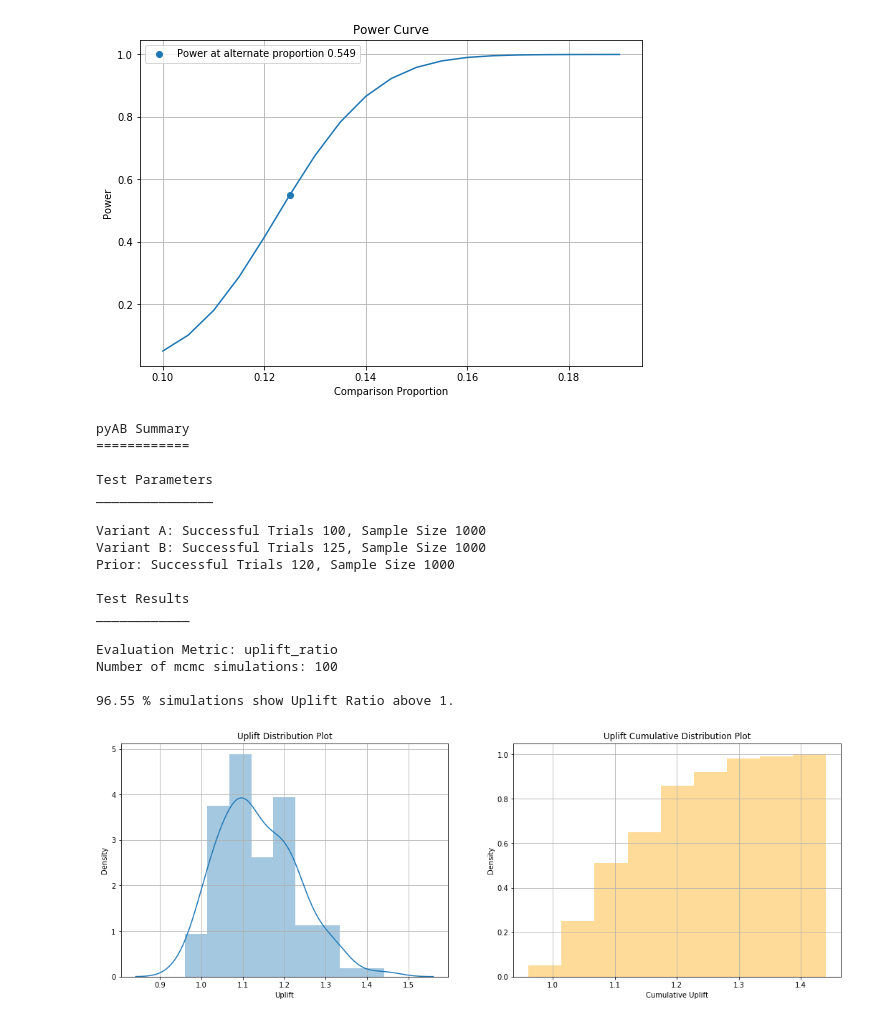
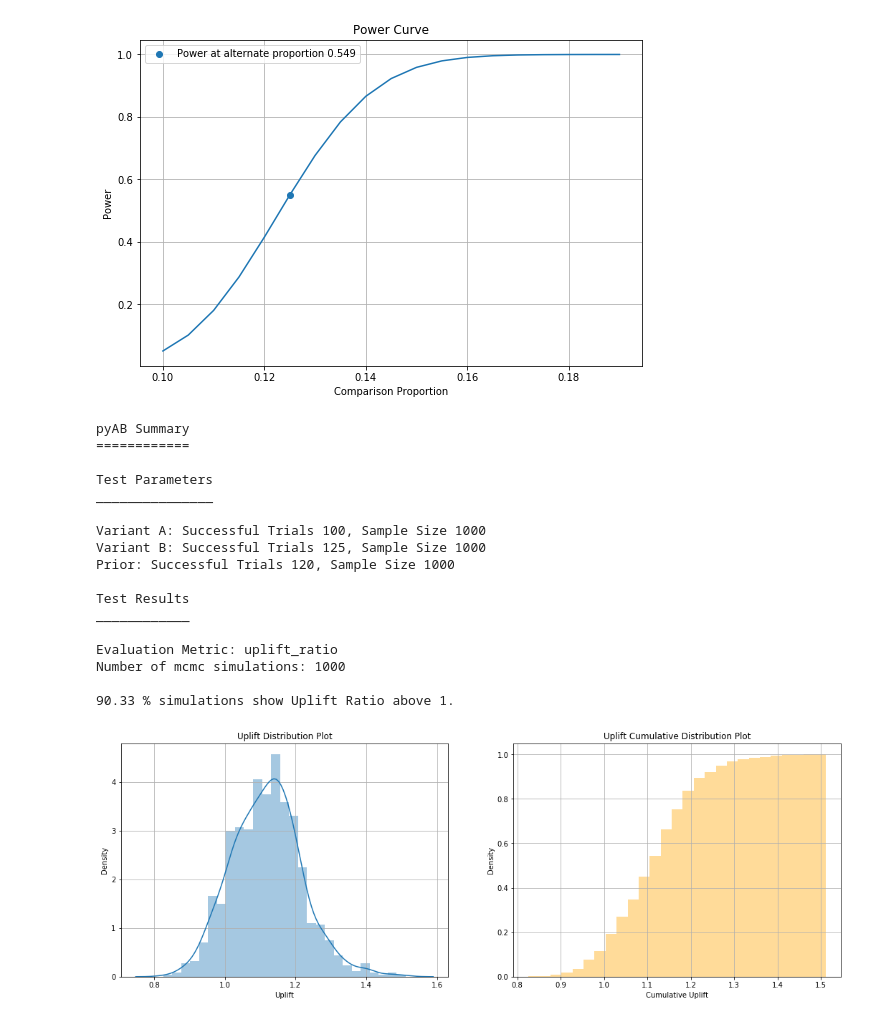
Before and after one commit to AdiVarma27/pyAB, a Jupyter notebook: Example.ipynb, the cells around one changed output. Drawn from its saved outputs; the diff is of its cells as text; code cells hidden in the pictures.

```diff
--- a/Example.ipynb
+++ b/Example.ipynb
@@ -39,30 +39,30 @@ There is a statistically significant difference in proportions of two variants.
 # %%
 # import Bayesian class
 from pyab.experiments import ABTestBayesian
 
 # provide beta priors
 ad_experiment_bayesian = ABTestBayesian(success_prior=120, trials_prior=1000)
 
 # conduct experiment with two variants successes and trials, along with uplift method and number of simulations
 ad_experiment_bayesian.conduct_experiment(success_null=100, trials_null=1000,
                                           success_alt=125, trials_alt=1000,
-                                          uplift_method='uplift_ratio', num_simulations=100)
+                                          uplift_method='uplift_ratio', num_simulations=1000)
 # %% [output]
 pyAB Summary
 ============
 
 Test Parameters
 _______________
 
 Variant A: Successful Trials 100, Sample Size 1000
 Variant B: Successful Trials 125, Sample Size 1000
 Prior: Successful Trials 120, Sample Size 1000
 
 Test Results
 ____________
 
 Evaluation Metric: uplift_ratio
-Number of mcmc simulations: 100
+Number of mcmc simulations: 1000
 
-96.55 % simulations show Uplift Ratio above 1.
+90.33 % simulations show Uplift Ratio above 1.
-[figure, old version]
+[figure, new version]
```
Also changed, not shown: 2 other files.
